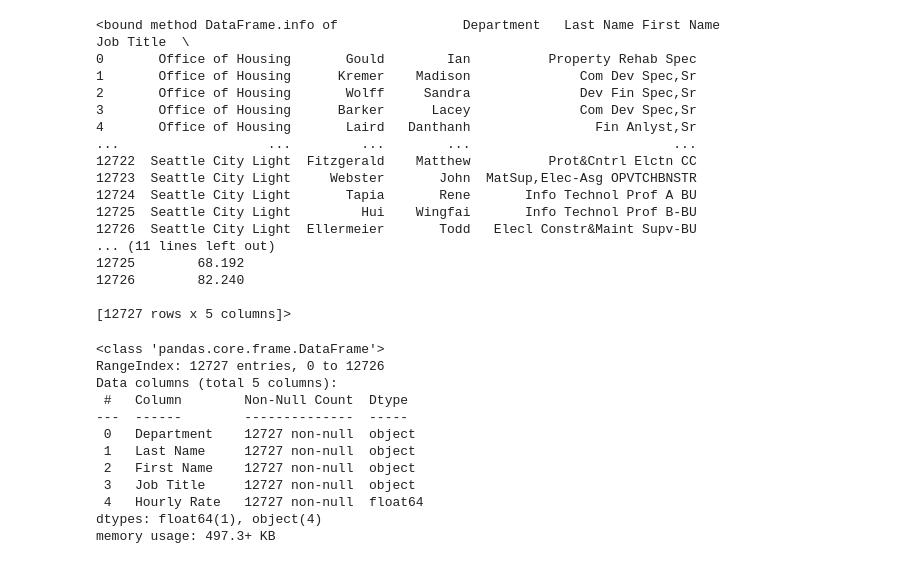
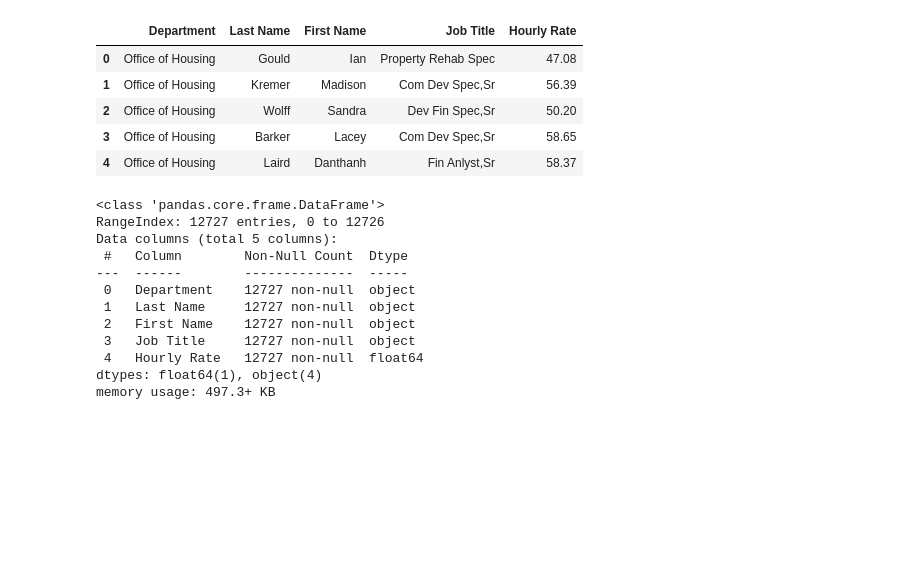
Before and after one commit to donmarcolaureano/seattle_wage_data, a Jupyter notebook: seattle_wages_notebook.ipynb, the cells around one changed output. Saved outputs shown, nothing was run; the diff lists cells and outputs as text; code cells hidden in the pictures; blank space fills up the shorter version.

```diff
--- a/seattle_wages_notebook.ipynb
+++ b/seattle_wages_notebook.ipynb
@@ -2,26 +2,21 @@
 import pandas as pd
 # %%
 seattle_wages = pd.read_csv('/Users/marcolaureano2/Documents/GitHub/seattle_wage_data/Data/City_of_Seattle_Wage_Data_20240523.csv')
+# %%
+pd.set_option('display.max_column', None)
+pd.set_option('display.max_rows', None)
+pd.set_option('display.max_seq_items', None)
+pd.set_option('display.max_colwidth', 500)
+pd.set_option('expand_frame_repr', True)
 # %%
-seattle_wages.info
+seattle_wages.head()
 # %% [output]
-<bound method DataFrame.info of                Department   Last Name First Name                    Job Title  \
-0       Office of Housing       Gould        Ian          Property Rehab Spec
-1       Office of Housing      Kremer    Madison              Com Dev Spec,Sr
-2       Office of Housing       Wolff     Sandra              Dev Fin Spec,Sr
-3       Office of Housing      Barker      Lacey              Com Dev Spec,Sr
-4       Office of Housing       Laird   Danthanh                Fin Anlyst,Sr
-...                   ...         ...        ...                          ...
-12722  Seattle City Light  Fitzgerald    Matthew          Prot&Cntrl Elctn CC
-12723  Seattle City Light     Webster       John  MatSup,Elec-Asg OPVTCHBNSTR
-12724  Seattle City Light       Tapia       Rene       Info Technol Prof A BU
-12725  Seattle City Light         Hui    Wingfai       Info Technol Prof B-BU
-12726  Seattle City Light  Ellermeier       Todd   Elecl Constr&Maint Supv-BU
-... (11 lines left out)
-12725        68.192
-12726        82.240
-
-[12727 rows x 5 columns]>
+|  | Department | Last Name | First Name | Job Title | Hourly Rate |
+| 0 | Office of Housing | Gould | Ian | Property Rehab Spec | 47.08 |
+| 1 | Office of Housing | Kremer | Madison | Com Dev Spec,Sr | 56.39 |
+| 2 | Office of Housing | Wolff | Sandra | Dev Fin Spec,Sr | 50.20 |
+| 3 | Office of Housing | Barker | Lacey | Com Dev Spec,Sr | 58.65 |
+| 4 | Office of Housing | Laird | Danthanh | Fin Anlyst,Sr | 58.37 |
 # %%
 seattle_wages.info()
 # %% [output]
```
Also changed, not shown: parts of 8 cells of this notebook.
